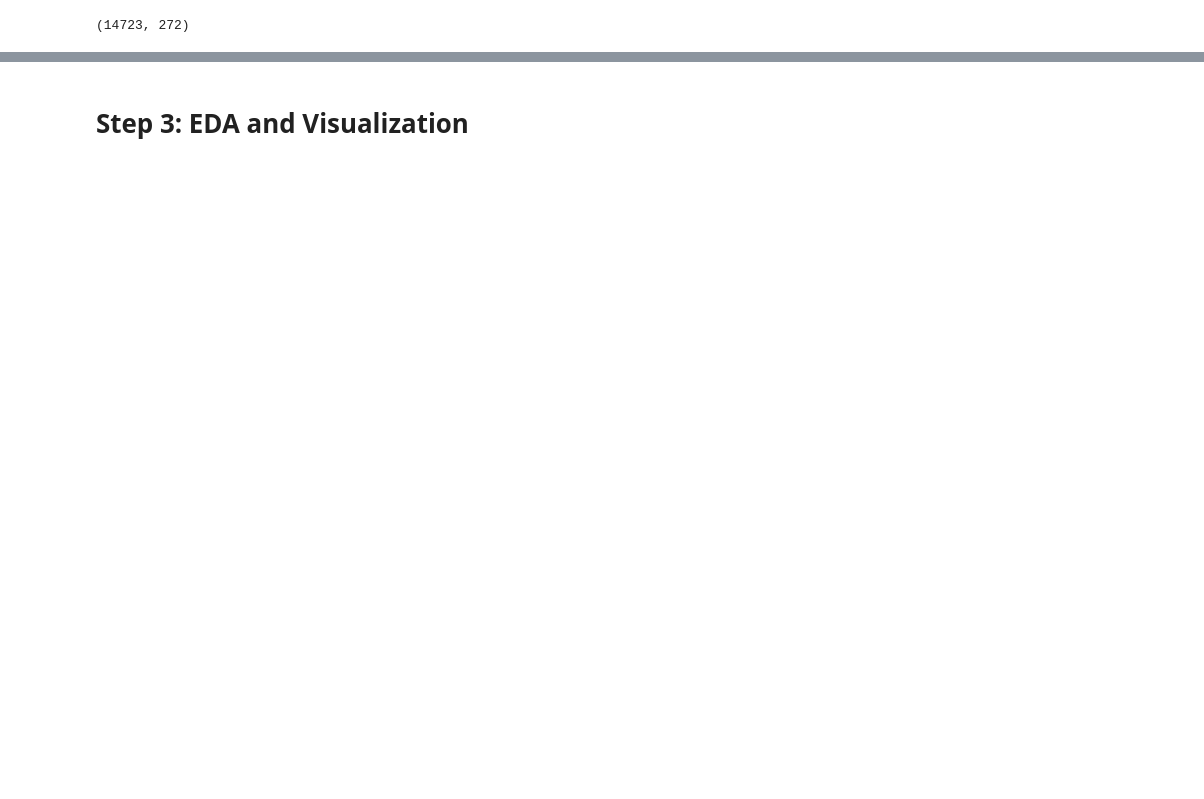
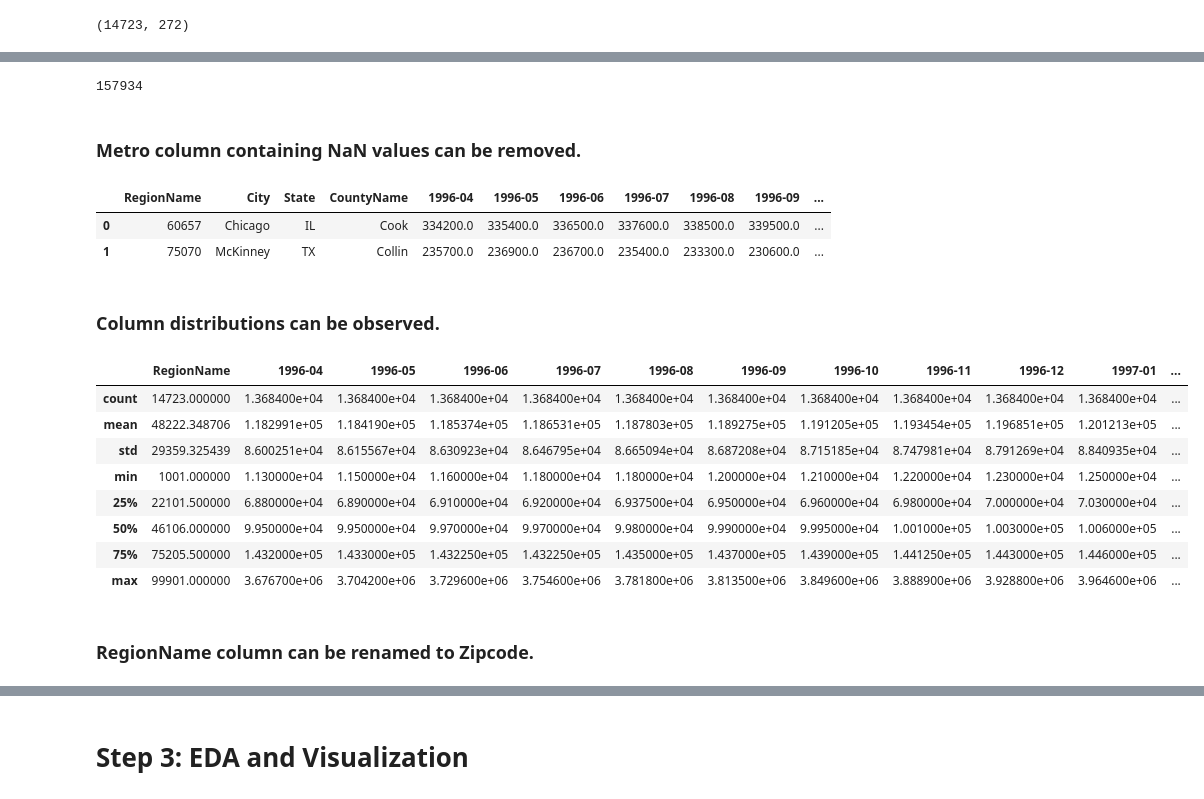
Before and after one commit to learn-co-curriculum/dsc-phase-4-project, a Jupyter notebook: time-series/starter_notebook.ipynb, the cells around one changed output, grey strips where cells are left out. Saved outputs shown, nothing was run; the diff lists cells and outputs as text; code cells hidden in the pictures; blank space fills up the shorter version.

```diff
--- a/time-series/starter_notebook.ipynb
+++ b/time-series/starter_notebook.ipynb
@@ -31,3 +117,6 @@ import numpy as np
+# %%
+pd.set_option('display.max_columns', None) #prevents trailing elipses
+pd.set_option('display.max_rows', None)
 # %%
 df = pd.read_csv('zillow_data.csv')
 df.head()
@@ -50,0 +140,2 @@ def get_datetimes(df):
+# %%
+df.drop(columns=['RegionID', 'SizeRank'], inplace=True)
@@ -50,0 +164,30 @@ def get_datetimes(df):
+# %%
+df[:][:].isna().sum().sum()
+# %% [output]
+157934
+# %% [markdown]
+### Metro column containing NaN values can be removed.
+# %%
+df.drop(columns='Metro', inplace = True)
+# %%
+df.head(2)
+# %% [output]
+|  | RegionName | City | State | CountyName | 1996-04 | 1996-05 | 1996-06 | 1996-07 | 1996-08 | 1996-09 | ... |
+| 0 | 60657 | Chicago | IL | Cook | 334200.0 | 335400.0 | 336500.0 | 337600.0 | 338500.0 | 339500.0 | ... |
+| 1 | 75070 | McKinney | TX | Collin | 235700.0 | 236900.0 | 236700.0 | 235400.0 | 233300.0 | 230600.0 | ... |
+# %% [markdown]
+### Column distributions can be observed.
+# %%
+df.describe()
+# %% [output]
+|  | RegionName | 1996-04 | 1996-05 | 1996-06 | 1996-07 | 1996-08 | 1996-09 | 1996-10 | 1996-11 | 1996-12 | 1997-01 | ... |
+| count | 14723.000000 | 1.368400e+04 | 1.368400e+04 | 1.368400e+04 | 1.368400e+04 | 1.368400e+04 | 1.368400e+04 | 1.368400e+04 | 1.368400e+04 | 1.368400e+04 | 1.368400e+04 | ... |
+| mean | 48222.348706 | 1.182991e+05 | 1.184190e+05 | 1.185374e+05 | 1.186531e+05 | 1.187803e+05 | 1.189275e+05 | 1.191205e+05 | 1.193454e+05 | 1.196851e+05 | 1.201213e+05 | ... |
+| std | 29359.325439 | 8.600251e+04 | 8.615567e+04 | 8.630923e+04 | 8.646795e+04 | 8.665094e+04 | 8.687208e+04 | 8.715185e+04 | 8.747981e+04 | 8.791269e+04 | 8.840935e+04 | ... |
+| min | 1001.000000 | 1.130000e+04 | 1.150000e+04 | 1.160000e+04 | 1.180000e+04 | 1.180000e+04 | 1.200000e+04 | 1.210000e+04 | 1.220000e+04 | 1.230000e+04 | 1.250000e+04 | ... |
+| 25% | 22101.500000 | 6.880000e+04 | 6.890000e+04 | 6.910000e+04 | 6.920000e+04 | 6.937500e+04 | 6.950000e+04 | 6.960000e+04 | 6.980000e+04 | 7.000000e+04 | 7.030000e+04 | ... |
+| 50% | 46106.000000 | 9.950000e+04 | 9.950000e+04 | 9.970000e+04 | 9.970000e+04 | 9.980000e+04 | 9.990000e+04 | 9.995000e+04 | 1.001000e+05 | 1.003000e+05 | 1.006000e+05 | ... |
+| 75% | 75205.500000 | 1.432000e+05 | 1.433000e+05 | 1.432250e+05 | 1.432250e+05 | 1.435000e+05 | 1.437000e+05 | 1.439000e+05 | 1.441250e+05 | 1.443000e+05 | 1.446000e+05 | ... |
+| max | 99901.000000 | 3.676700e+06 | 3.704200e+06 | 3.729600e+06 | 3.754600e+06 | 3.781800e+06 | 3.813500e+06 | 3.849600e+06 | 3.888900e+06 | 3.928800e+06 | 3.964600e+06 | ... |
+# %% [markdown]
+### RegionName column can be renamed to Zipcode.
```
Also changed, not shown: parts of 95 cells of this notebook, 3 other files.
